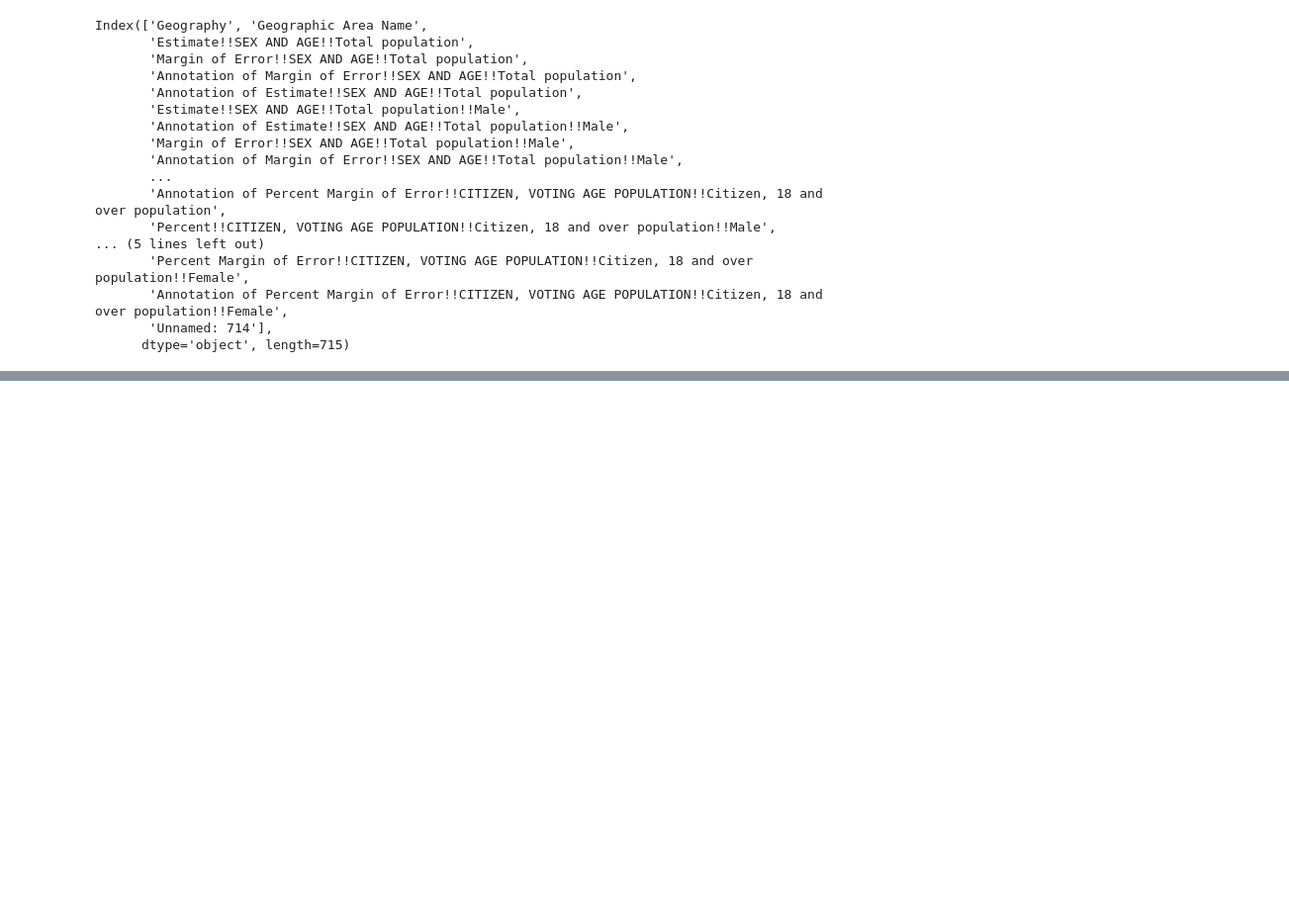
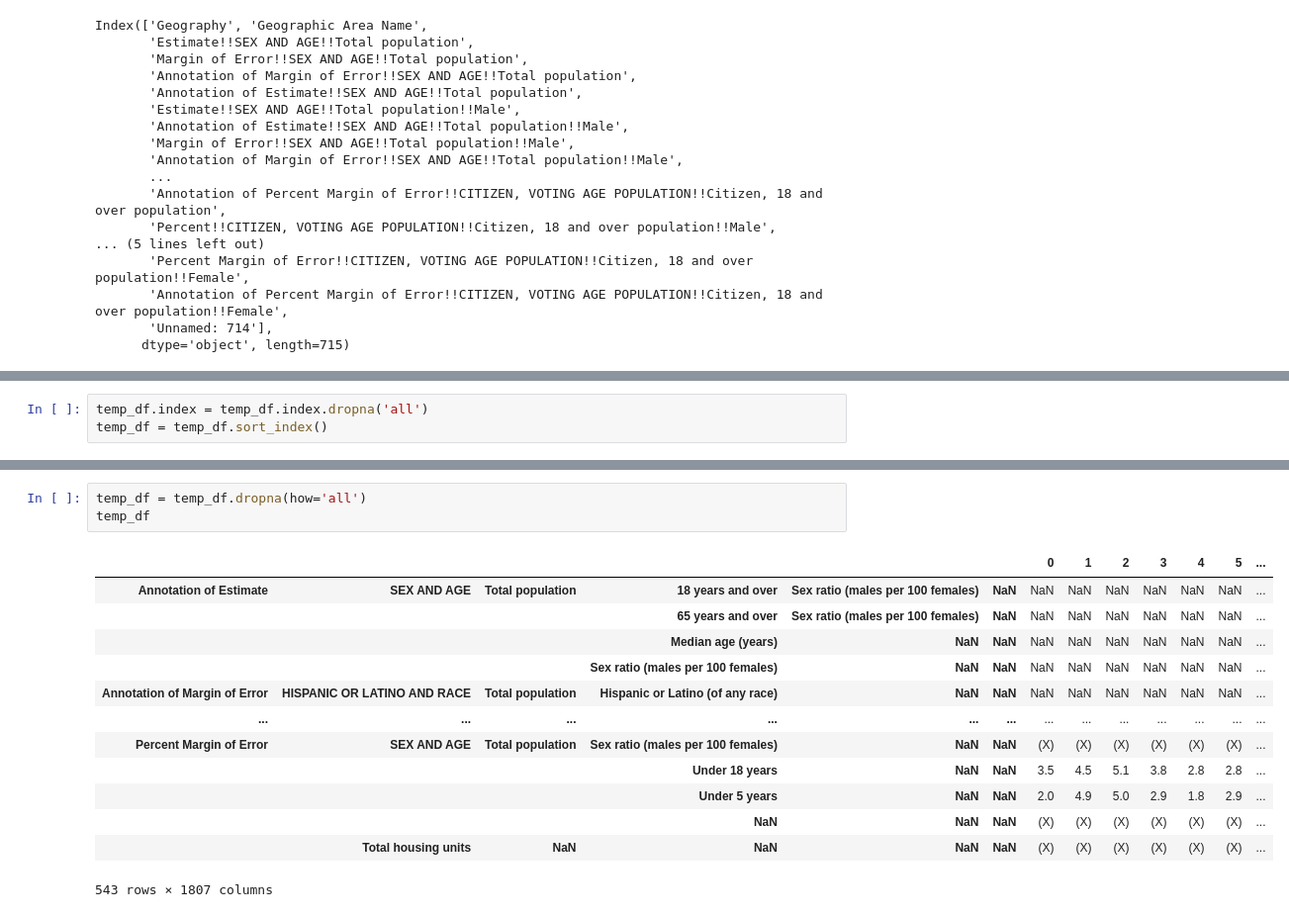
Before and after one commit to hpuma/Airbnb_Rental_Project, a Jupyter notebook: demographics_naledi.ipynb, the cells around one changed output, grey strips where cells are left out. Shown at 99% size. Saved outputs shown, nothing was run; the diff lists cells and outputs as text; blank space fills up the shorter version.

```diff
--- a/demographics_naledi.ipynb
+++ b/demographics_naledi.ipynb
@@ -210,0 +164,3 @@ Annotation of Percent Margin of Error
+# %%
+temp_df.index = temp_df.index.dropna('all')
+temp_df = temp_df.sort_index()
@@ -210,0 +183,17 @@ Annotation of Percent Margin of Error
+# %%
+temp_df = temp_df.dropna(how='all')
+temp_df
+# %% [output]
+|  |  |  |  |  |  | 0 | 1 | 2 | 3 | 4 | 5 | ... |
+| Annotation of Estimate | SEX AND AGE | Total population | 18 years and over | Sex ratio (males per 100 females) | NaN | NaN | NaN | NaN | NaN | NaN | NaN | ... |
+|  |  |  | 65 years and over | Sex ratio (males per 100 females) | NaN | NaN | NaN | NaN | NaN | NaN | NaN | ... |
+|  |  |  | Median age (years) | NaN | NaN | NaN | NaN | NaN | NaN | NaN | NaN | ... |
+|  |  |  | Sex ratio (males per 100 females) | NaN | NaN | NaN | NaN | NaN | NaN | NaN | NaN | ... |
+| Annotation of Margin of Error | HISPANIC OR LATINO AND RACE | Total population | Hispanic or Latino (of any race) | NaN | NaN | NaN | NaN | NaN | NaN | NaN | NaN | ... |
+| ... | ... | ... | ... | ... | ... | ... | ... | ... | ... | ... | ... | ... |
+| Percent Margin of Error | SEX AND AGE | Total population | Sex ratio (males per 100 females) | NaN | NaN | (X) | (X) | (X) | (X) | (X) | (X) | ... |
+|  |  |  | Under 18 years | NaN | NaN | 3.5 | 4.5 | 5.1 | 3.8 | 2.8 | 2.8 | ... |
+|  |  |  | Under 5 years | NaN | NaN | 2.0 | 4.9 | 5.0 | 2.9 | 1.8 | 2.9 | ... |
+|  |  |  | NaN | NaN | NaN | (X) | (X) | (X) | (X) | (X) | (X) | ... |
+|  | Total housing units | NaN | NaN | NaN | NaN | (X) | (X) | (X) | (X) | (X) | (X) | ... |
+543 rows × 1807 columns
```
Also changed, not shown: parts of 17 cells of this notebook.
